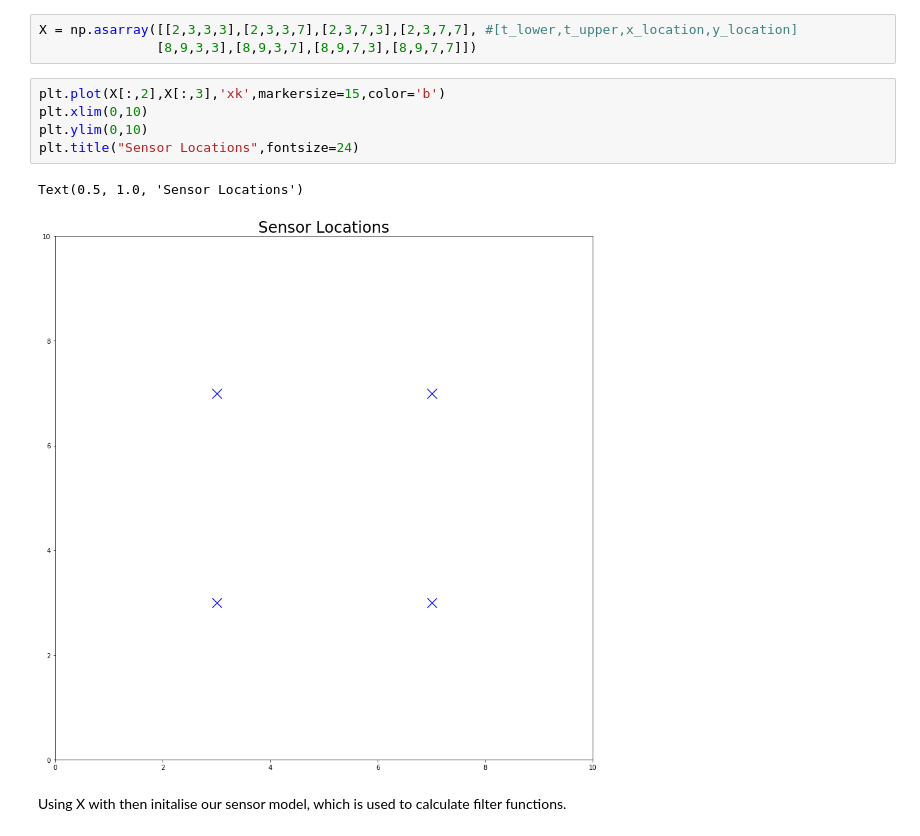
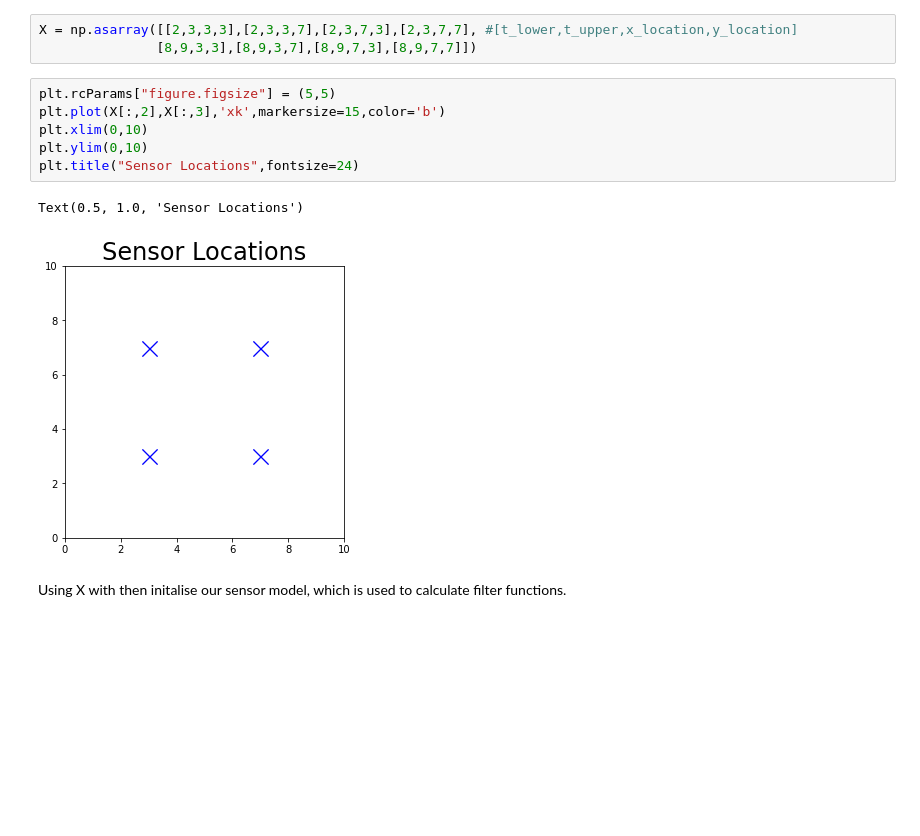
Before and after one commit to SheffieldML/advectionGP, a Jupyter notebook: jupyter/Demo.ipynb, the cells around one changed output. Saved outputs shown, nothing was run; the diff lists cells and outputs as text; blank space fills up the shorter version.

```diff
--- a/jupyter/Demo.ipynb
+++ b/jupyter/Demo.ipynb
@@ -21,13 +21,14 @@ Our sensor matrix, X, is an array that has an element for each observation, whic
 X = np.asarray([[2,3,3,3],[2,3,3,7],[2,3,7,3],[2,3,7,7], #[t_lower,t_upper,x_location,y_location]
                [8,9,3,3],[8,9,3,7],[8,9,7,3],[8,9,7,7]])
 # %%
+plt.rcParams["figure.figsize"] = (5,5)
 plt.plot(X[:,2],X[:,3],'xk',markersize=15,color='b')
 plt.xlim(0,10)
 plt.ylim(0,10)
 plt.title("Sensor Locations",fontsize=24)
 # %% [output]
 Text(0.5, 1.0, 'Sensor Locations')
-[figure, old version]
+[figure, new version]
 # %% [markdown]
 Using X with then initalise our sensor model, which is used to calculate filter functions.
 # %%
```
Also changed, not shown: parts of 6 cells of this notebook, 1 other file.
